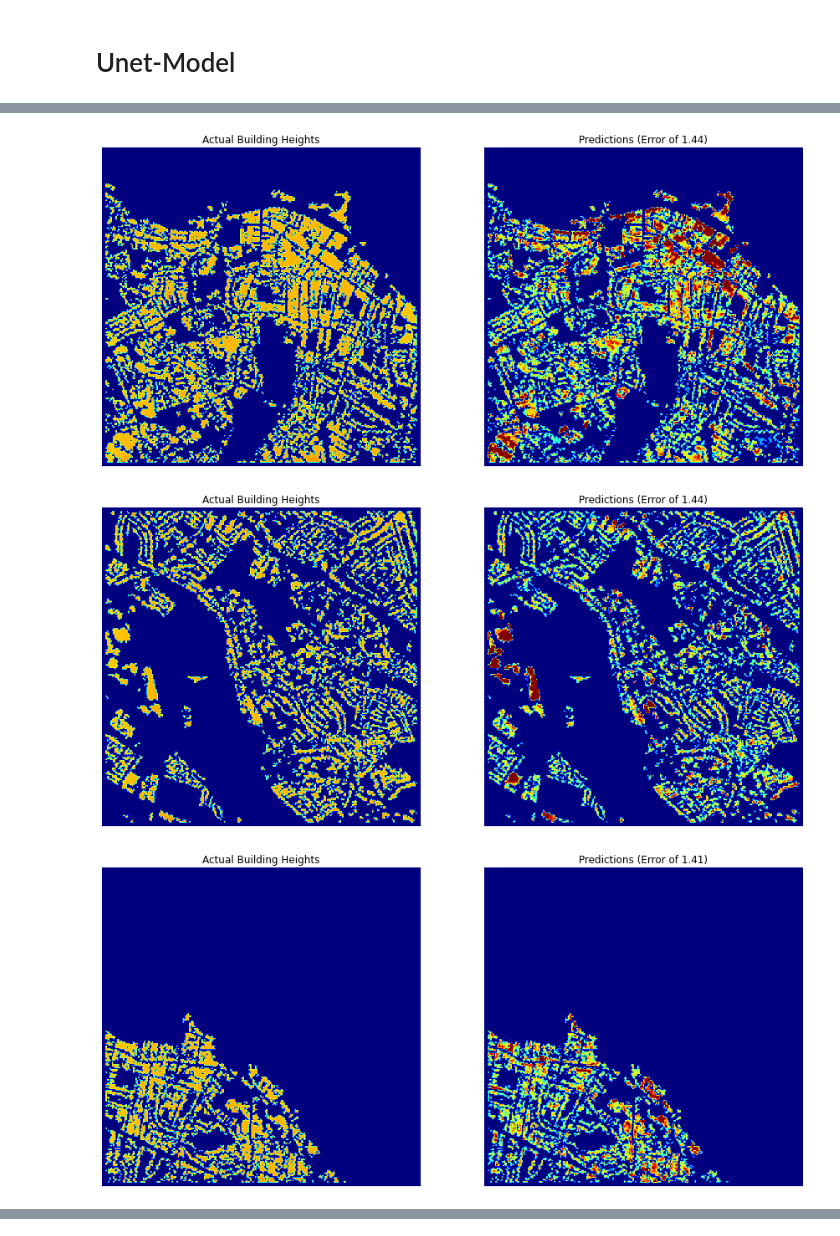
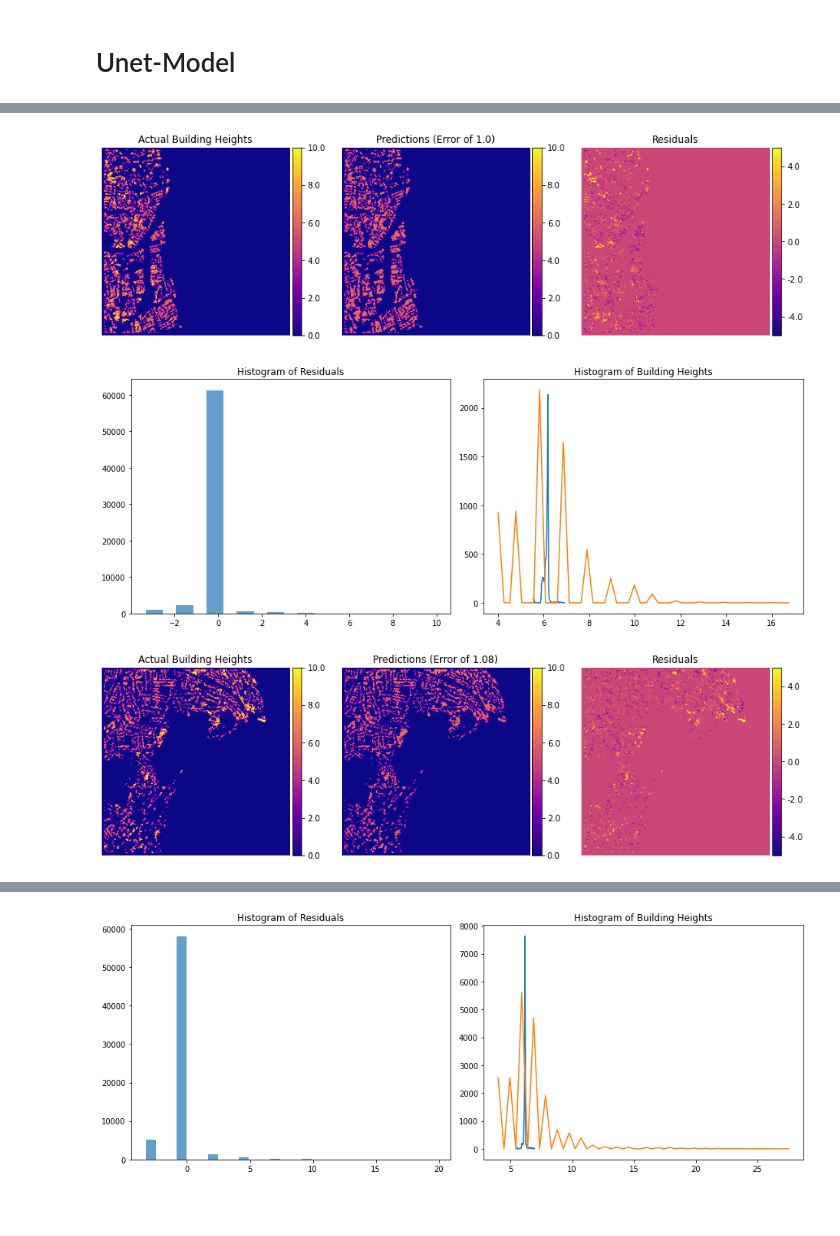
Before and after one commit to Ekeany/Ireland_building_heights, a Jupyter notebook: Modelling/Modelling/Unet_Modelling.ipynb, the cells around one changed output, grey strips where cells are left out. Drawn from its saved outputs; the diff is of its cells as text; code cells hidden in the pictures; blank space fills up the shorter version.

Commit message:
added visualizations of residuals

```diff
--- a/Modelling/Modelling/Unet_Modelling.ipynb
+++ b/Modelling/Modelling/Unet_Modelling.ipynb
@@ -27,7 +27,7 @@ class DataGenerator(keras.utils.Sequence):
 
 
     def __init__(self, augmentations='', visualize=False, batch_size=5, dim=(250,250),
-                 dim_pad=(256,256), X_n_channels=17, shuffle=True, y_n_channels=1, train=True,
+                 dim_pad=(256,256), X_n_channels=8, shuffle=True, y_n_channels=1, train=True,
 
                  X_train_dir='C:/Users/egnke/PythonCode/Met_Eireann_git/Ireland_building_heights/Modelling/DataSetCreation/Unet-Data/X_train/',
                  y_train_dir='C:/Users/egnke/PythonCode/Met_Eireann_git/Ireland_building_heights/Modelling/DataSetCreation/Unet-Data/Y_train/',
@@ -507,10 +516,11 @@ def weighted_root_mean_squared_error(y_actual, y_pred):
     y_actual = y_actual.flatten()
     y_pred   = y_pred.flatten()
 
+    y_pred   = y_pred[y_actual > 0]
     y_actual = y_actual[y_actual > 0]
-    y_pred   = y_pred[y_pred > 0]
 
     weights = replace_value_with_frequency_of_occurance(y_actual)
+
     return np.sqrt(np.sum(weights * ((y_pred - y_actual) ** 2)) / np.sum(weights))
 
 
@@ -520,42 +530,90 @@ def visulaize_predictions(model):
 
         # need to convert uint (0,65535) -> float (0-1)
         A.ToFloat(max_value=65535.0),
-        #A.ToFloat(1),
 
     ])
 
     data  = DataGenerator(augmentations=augmentations_visualize, train=False, visualize=False).__getitem__(1)
     preds = model.predict(data[0])
 
     for i in range(len(data[0])):
 
         X = data[0][i]
         y = data[1][i]
 
         pred = preds[i]
-        rgb_image = create_rgb_scene(X)
         height_image = y
 
         masked_preds = np.where(height_image > 0, pred, 0)
 
+        residuals = height_image-masked_preds
+        error = round(weighted_root_mean_squared_error(height_image, masked_preds),2)
+
         fig = plt.figure(figsize=(15, 15))
 
-        error = round(weighted_root_mean_squared_error(height_image, masked_preds),2)
-        ax1 = fig.add_subplot(1,2,1)
+        ax1 = fig.add_subplot(1,3,1)
         ax1.axis('off')
         ax1.set_title("Actual Building Heights")
-        ax1.imshow(masked_preds, vmin=0, vmax=10, cmap='jet')
+        img1 = ax1.imshow(height_image, vmin=0, vmax=10, cmap='plasma')
 
-        ax2 = fig.add_subplot(1,2,2)
+        ax2 = fig.add_subplot(1,3,2)
         ax2.axis('off')
         ax2.set_title(f"Predictions (Error of {error})")
-        ax2.imshow(height_image, vmin=0, vmax=10, cmap='jet')
+        img2 = ax2.imshow(masked_preds, vmin=0, vmax=10, cmap='plasma')
+
+
+        ax3 = fig.add_subplot(1,3,3)
+        ax3.axis('off')
+        ax3.set_title(f"Residuals")
+        img3 = ax3.imshow(residuals, vmin=-5, vmax=5, cmap='plasma')
+
+        fig2 = plt.figure(figsize=(13, 5))
+
+        ax4 = fig2.add_subplot(1,2,1)
+        ax4.set_title(f"Histogram of Residuals")
+        hist, bin_edges = np.histogram(residuals)
+        ax4.bar(bin_edges[:-1], hist, alpha=0.7)
+
+
+        ax5 = fig2.add_subplot(1,2,2)
+        ax5.set_title(f"Histogram of Building Heights")
+
+        height_image = height_image.flatten()
+        masked_preds = masked_preds.flatten()
+
+        masked_preds  = masked_preds[height_image > 0]
+        height_image  = height_image[height_image > 0]
+
+        hist_preds, bin_edges_preds   = np.histogram(masked_preds, 50)
+        hist_actual, bin_edges_actual = np.histogram(height_image, 50)
+
+        ax5.plot(bin_edges_preds[:-1], hist_preds)
+        ax5.plot(bin_edges_actual[:-1], hist_actual)
 
 
 
 
+        from mpl_toolkits.axes_grid1 import make_axes_locatable
+        divider1 = make_axes_locatable(ax1)
+        cax1 = divider1.append_axes("right", size="5%", pad=0.05)
+
+        divider2 = make_axes_locatable(ax2)
+        cax2 = divider2.append_axes("right", size="5%", pad=0.05)
+
+        divider3 = make_axes_locatable(ax3)
+        cax3 = divider3.append_axes("right", size="5%", pad=0.05)
+
+
+        fig.colorbar(img1,cax=cax1,  format='%.1f')
+        fig.colorbar(img2,cax=cax2,  format='%.1f')
+        fig.colorbar(img3,cax=cax3,  format='%.1f')
+
+        plt.tight_layout(h_pad=1)
+
+
+
 visulaize_predictions(model=unet_model)
 # %% [output]
-[figure, old version]
+[figure, new version]
-[figure, old version]
+[figure, new version]
-[figure, old version]
+[figure, new version]
@@ -563,0 +622 @@ visulaize_predictions(model=unet_model)
+[figure, added]
```
Also changed, not shown: parts of 7 cells of this notebook.
